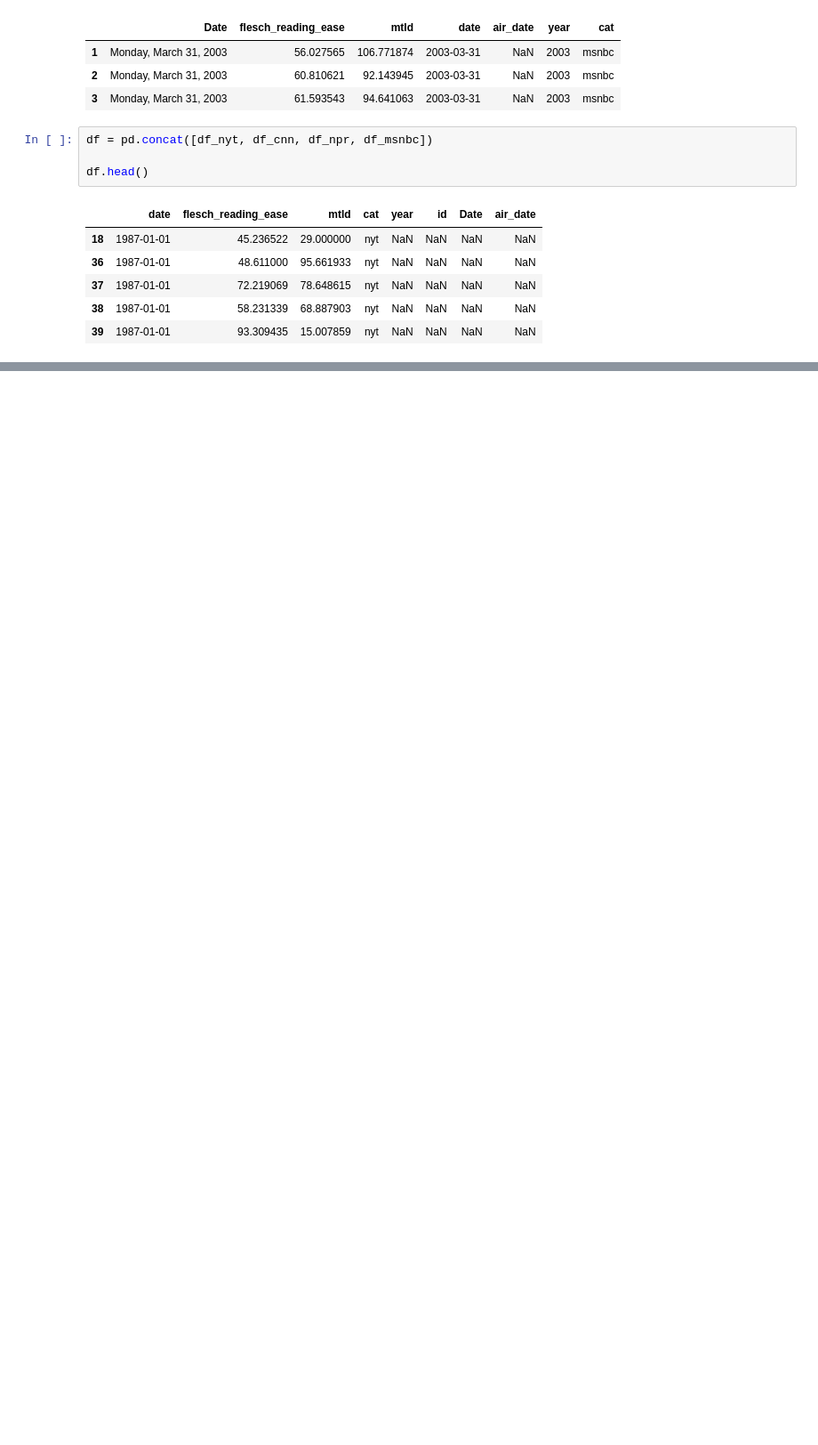
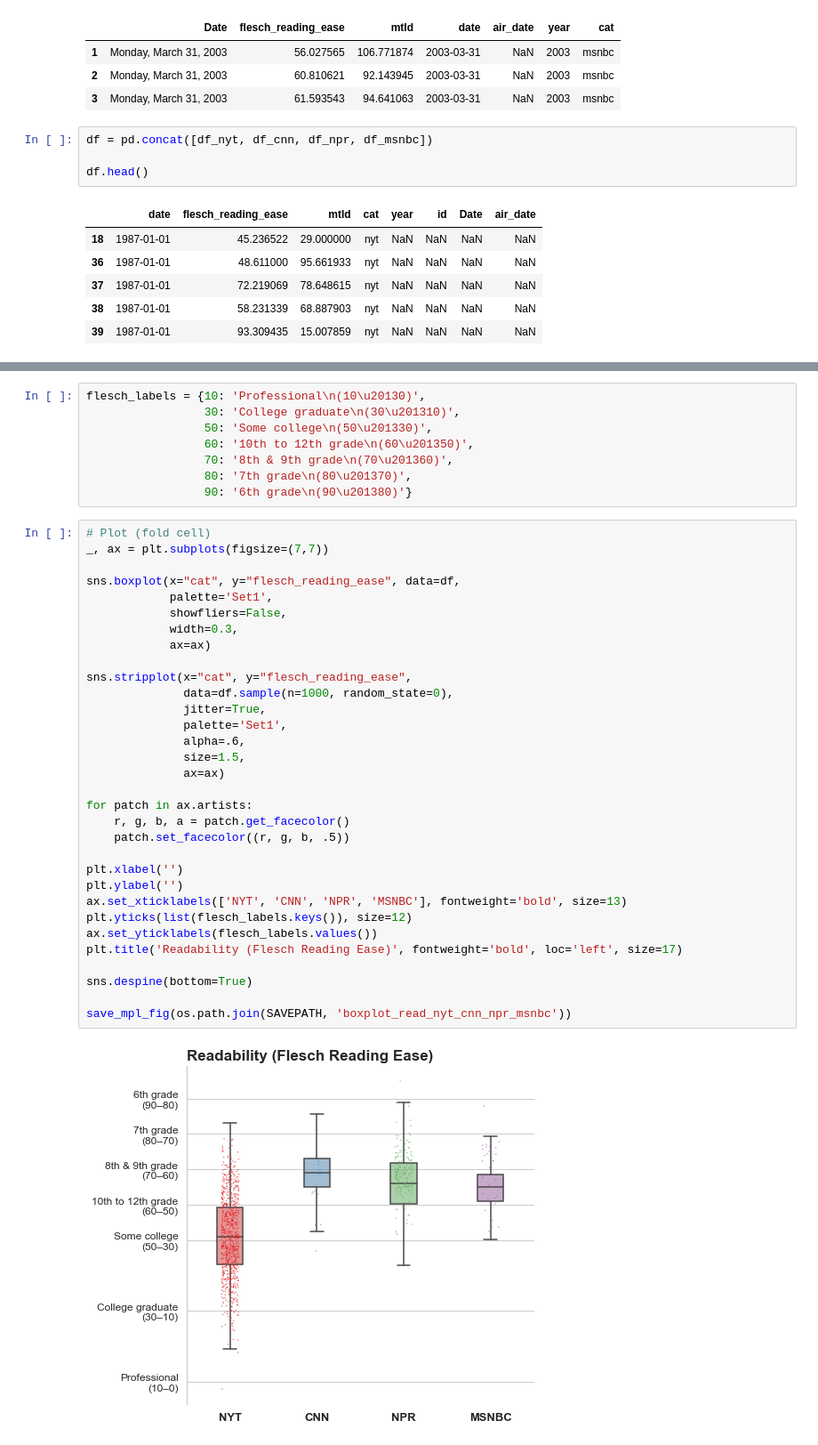
Before and after one commit to notnews/unreadable_news, a Jupyter notebook: scripts/03_nyt_cnn_npr_msnbc.ipynb, the cells around one changed output, grey strips where cells are left out. Shown at 89% size. Saved outputs shown, nothing was run; the diff lists cells and outputs as text; blank space fills up the shorter version.

```diff
--- a/scripts/03_nyt_cnn_npr_msnbc.ipynb
+++ b/scripts/03_nyt_cnn_npr_msnbc.ipynb
@@ -137,3 +139,45 @@ plt.title('Lexical Richness (MTLD)', fontweight='bold', loc='left', size=15)
 save_mpl_fig(os.path.join(SAVEPATH, 'lexicalrichness_nyt_cnn_npr_msnbc'))
 # %% [output]
 [figure]
+# %%
+flesch_labels = {10: 'Professional\n(10\u20130)',
+                 30: 'College graduate\n(30\u201310)',
+                 50: 'Some college\n(50\u201330)',
+                 60: '10th to 12th grade\n(60\u201350)',
+                 70: '8th & 9th grade\n(70\u201360)',
+                 80: '7th grade\n(80\u201370)',
+                 90: '6th grade\n(90\u201380)'}
+# %%
+# Plot (fold cell)
+_, ax = plt.subplots(figsize=(7,7))
+
+sns.boxplot(x="cat", y="flesch_reading_ease", data=df,
+            palette='Set1',
+            showfliers=False,
+            width=0.3,
+            ax=ax)
+
+sns.stripplot(x="cat", y="flesch_reading_ease",
+              data=df.sample(n=1000, random_state=0),
+              jitter=True,
+              palette='Set1',
+              alpha=.6,
+              size=1.5,
+              ax=ax)
+
+for patch in ax.artists:
+    r, g, b, a = patch.get_facecolor()
+    patch.set_facecolor((r, g, b, .5))
+
+plt.xlabel('')
+plt.ylabel('')
+ax.set_xticklabels(['NYT', 'CNN', 'NPR', 'MSNBC'], fontweight='bold', size=13)
+plt.yticks(list(flesch_labels.keys()), size=12)
+ax.set_yticklabels(flesch_labels.values())
+plt.title('Readability (Flesch Reading Ease)', fontweight='bold', loc='left', size=17)
+
+sns.despine(bottom=True)
+
+save_mpl_fig(os.path.join(SAVEPATH, 'boxplot_read_nyt_cnn_npr_msnbc'))
+# %% [output]
+[figure, added]
```
Also changed, not shown: parts of 3 cells of this notebook, 21 other files.
